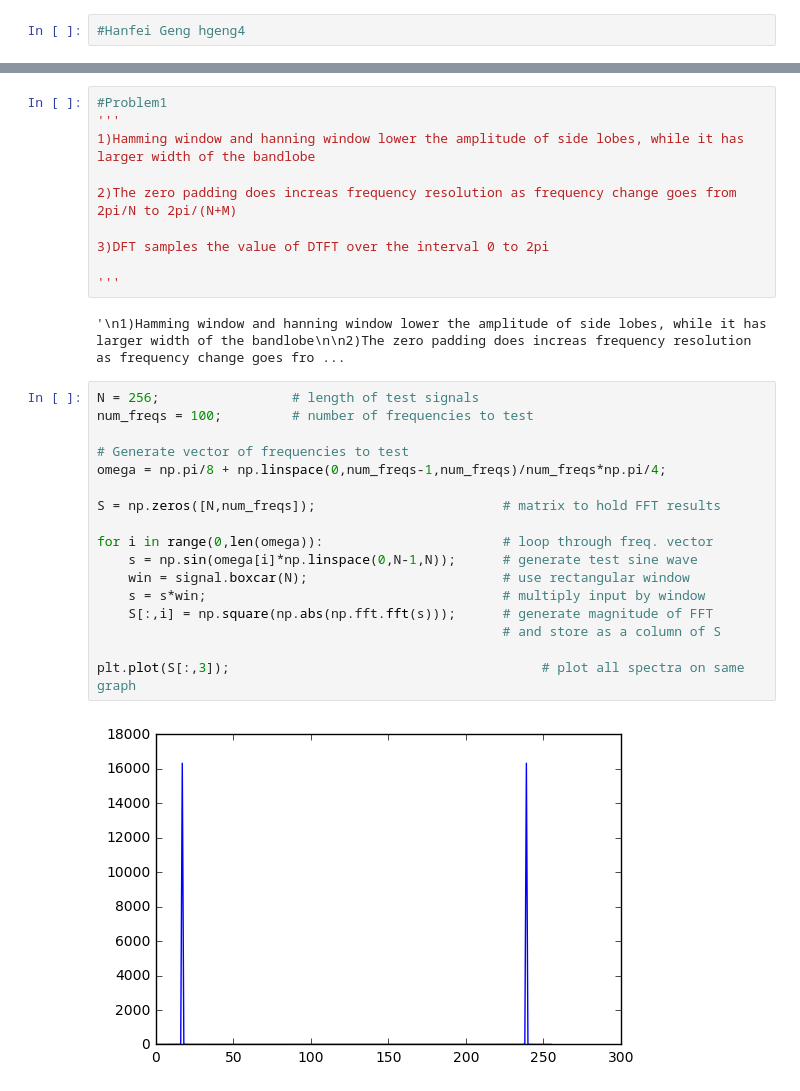
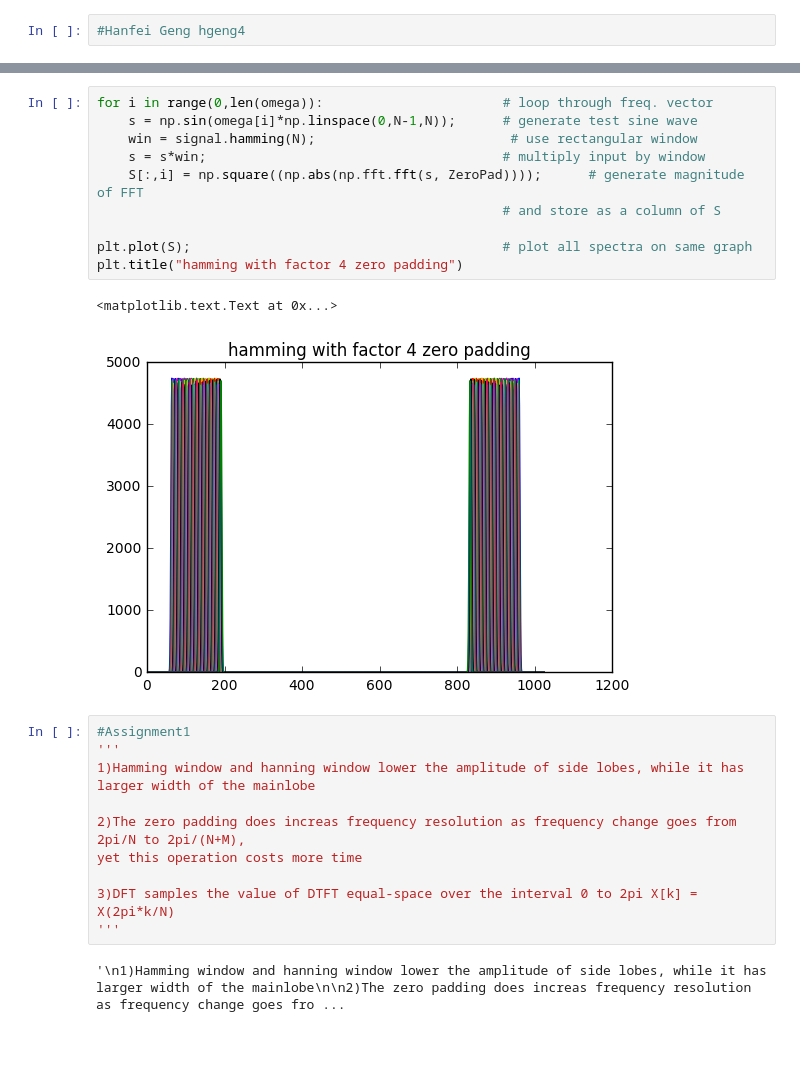
Before and after one commit to rexxy-sasori/ECE420, a Jupyter notebook: lab3/prelab3.ipynb, the cells around one changed output, grey strips where cells are left out. Cells and saved outputs as stored; diff of their text form; blank space fills up the shorter version.

```diff
--- a/lab3/prelab3.ipynb
+++ b/lab3/prelab3.ipynb
@@ -8,32 +70,26 @@ from scipy import signal
+# %%
+for i in range(0,len(omega)):                       # loop through freq. vector
+    s = np.sin(omega[i]*np.linspace(0,N-1,N));      # generate test sine wave
+    win = signal.hamming(N);                         # use rectangular window
+    s = s*win;                                      # multiply input by window
+    S[:,i] = np.square((np.abs(np.fft.fft(s, ZeroPad))));      # generate magnitude of FFT
+                                                    # and store as a column of S
+
+plt.plot(S);                                        # plot all spectra on same graph
+plt.title("hamming with factor 4 zero padding")
+# %% [output]
+<matplotlib.text.Text at 0x...>
+[figure, added]
 # %%
-#Problem1
+#Assignment1
 '''
-1)Hamming window and hanning window lower the amplitude of side lobes, while it has larger width of the bandlobe
+1)Hamming window and hanning window lower the amplitude of side lobes, while it has larger width of the mainlobe
 
-2)The zero padding does increas frequency resolution as frequency change goes from 2pi/N to 2pi/(N+M)
+2)The zero padding does increas frequency resolution as frequency change goes from 2pi/N to 2pi/(N+M),
+yet this operation costs more time
 
-3)DFT samples the value of DTFT over the interval 0 to 2pi
-
+3)DFT samples the value of DTFT equal-space over the interval 0 to 2pi X[k] = X(2pi*k/N)
 '''
 # %% [output]
-'\n1)Hamming window and hanning window lower the amplitude of side lobes, while it has larger width of the bandlobe\n\n2)The zero padding does increas frequency resolution as frequency change goes fro ...
+'\n1)Hamming window and hanning window lower the amplitude of side lobes, while it has larger width of the mainlobe\n\n2)The zero padding does increas frequency resolution as frequency change goes fro ...
-# %%
-N = 256;                 # length of test signals
-num_freqs = 100;         # number of frequencies to test
-
-# Generate vector of frequencies to test
-omega = np.pi/8 + np.linspace(0,num_freqs-1,num_freqs)/num_freqs*np.pi/4;
-
-S = np.zeros([N,num_freqs]);                        # matrix to hold FFT results
-
-for i in range(0,len(omega)):                       # loop through freq. vector
-    s = np.sin(omega[i]*np.linspace(0,N-1,N));      # generate test sine wave
-    win = signal.boxcar(N);                         # use rectangular window
-    s = s*win;                                      # multiply input by window
-    S[:,i] = np.square(np.abs(np.fft.fft(s)));      # generate magnitude of FFT
-                                                    # and store as a column of S
-
-plt.plot(S[:,3]);                                        # plot all spectra on same graph
-# %% [output]
-[figure, removed]
 # %%
```
Also changed, not shown: parts of 10 cells of this notebook, 4 other files.
